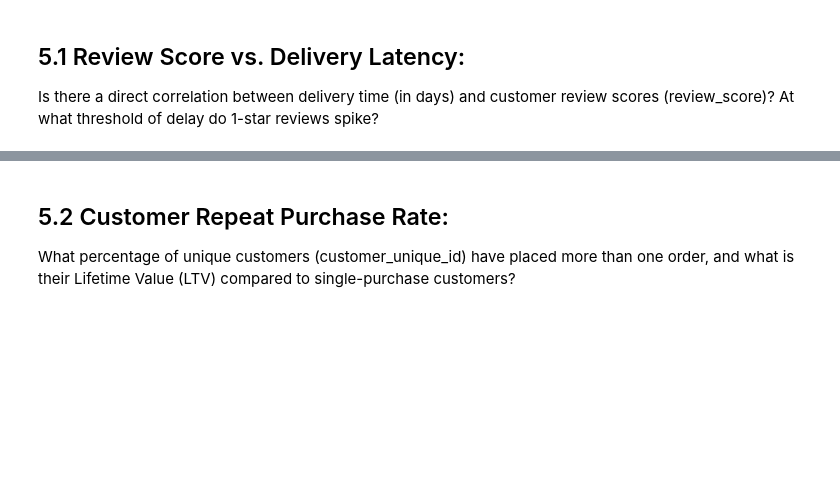
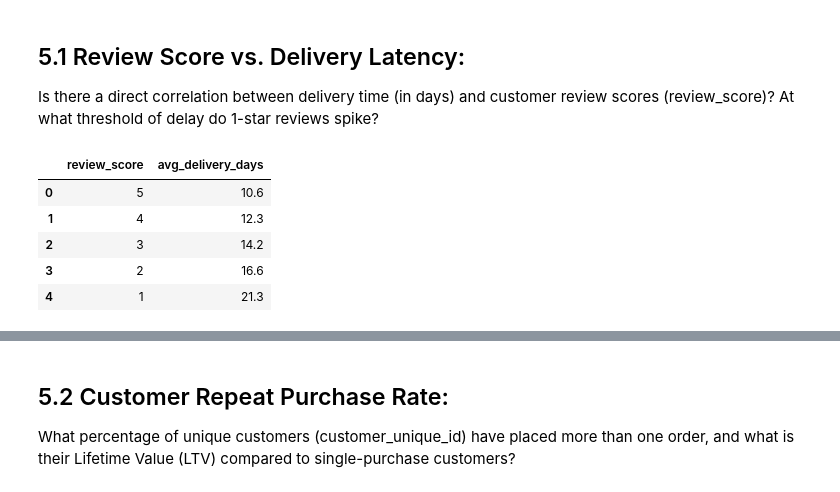
Before and after one commit to Kartika-Nidhi/Brazilian_Olist_Analysis, a Jupyter notebook: BrazilianOlist.ipynb, the cells around one changed output, grey strips where cells are left out. Drawn from its saved outputs; the diff is of its cells as text; code cells hidden in the pictures; blank space fills up the shorter version.

```diff
--- a/BrazilianOlist.ipynb
+++ b/BrazilianOlist.ipynb
@@ -827,3 +827,25 @@ These insights are reported to Chief Operating Officer (COO) / Logistics Lead: C
 ## 5.1 Review Score vs. Delivery Latency:
  Is there a direct correlation between delivery time (in days) and customer review scores (review_score)?
  At what threshold of delay do 1-star reviews spike?
+# %%
+query = """
+SELECT
+    r.review_score,
+    ROUND(AVG(DATEDIFF(o.order_delivered_customer_date, o.order_purchase_timestamp)), 1) AS avg_delivery_days
+FROM orders AS o
+JOIN reviews AS r
+    ON o.order_id = r.order_id
+WHERE o.order_delivered_customer_date IS NOT NULL
+GROUP BY r.review_score
+ORDER BY r.review_score DESC;
+"""
+
+data = pd.read_sql(query, engine)
+data
+# %% [output]
+|  | review_score | avg_delivery_days |
+| 0 | 5 | 10.6 |
+| 1 | 4 | 12.3 |
+| 2 | 3 | 14.2 |
+| 3 | 2 | 16.6 |
+| 4 | 1 | 21.3 |
```
Also changed, not shown: parts of 4 cells of this notebook.
